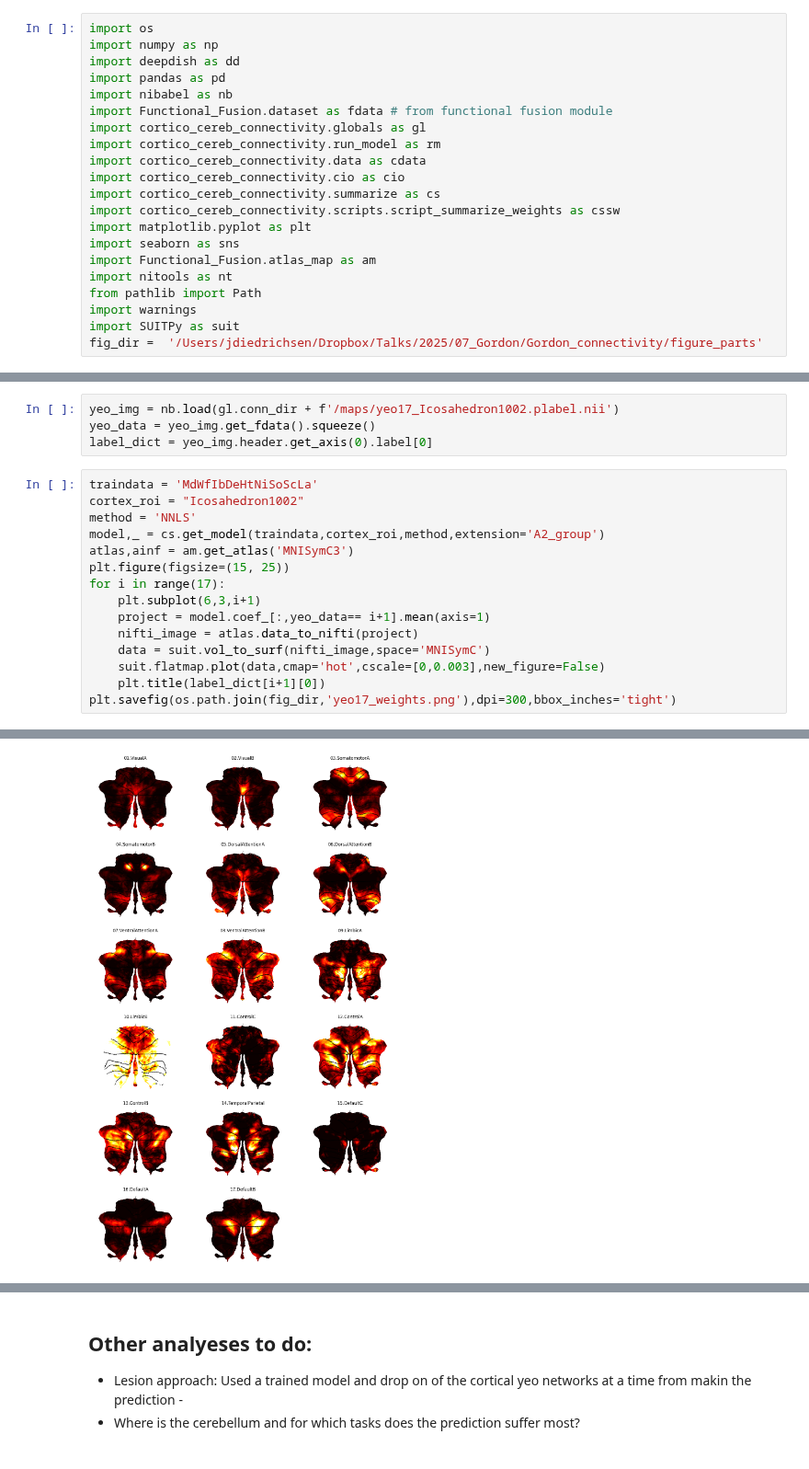
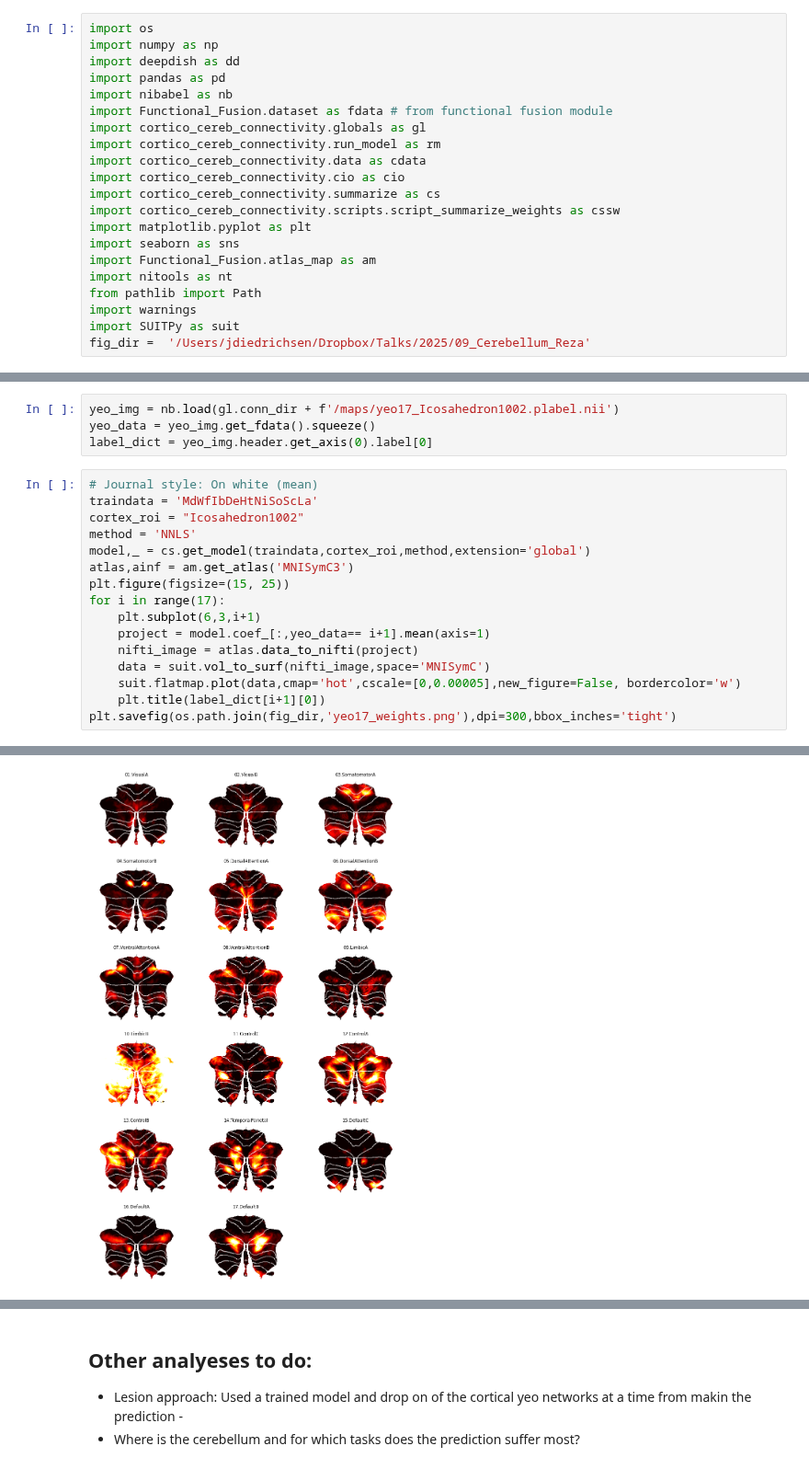
Before and after one commit to DiedrichsenLab/cortico_cereb_connectivity, a Jupyter notebook: notebooks/5. Model_description/connectivity_weights_from_yeo.ipynb, the cells around one changed output, grey strips where cells are left out. Shown at 92% size. Saved outputs shown, nothing was run; the diff lists cells and outputs as text.

```diff
--- a/notebooks/5. Model_description/connectivity_weights_from_yeo.ipynb
+++ b/notebooks/5. Model_description/connectivity_weights_from_yeo.ipynb
@@ -18,7 +18,7 @@ import nitools as nt
 from pathlib import Path
 import warnings
 import SUITPy as suit
-fig_dir =  '/Users/jdiedrichsen/Dropbox/Talks/2025/07_Gordon/Gordon_connectivity/figure_parts'
+fig_dir =  '/Users/jdiedrichsen/Dropbox/Talks/2025/09_Cerebellum_Reza'
 # %% [markdown]
 # Summarize the pattern of cortical-cerebellar connectivity weights by yeo-region
 # %%
@@ -26,10 +26,11 @@ yeo_img = nb.load(gl.conn_dir + f'/maps/yeo17_Icosahedron1002.plabel.nii')
 yeo_data = yeo_img.get_fdata().squeeze()
 label_dict = yeo_img.header.get_axis(0).label[0]
 # %%
+# Journal style: On white (mean)
 traindata = 'MdWfIbDeHtNiSoScLa'
 cortex_roi = "Icosahedron1002"
 method = 'NNLS'
-model,_ = cs.get_model(traindata,cortex_roi,method,extension='A2_group')
+model,_ = cs.get_model(traindata,cortex_roi,method,extension='global')
 atlas,ainf = am.get_atlas('MNISymC3')
 plt.figure(figsize=(15, 25))
 for i in range(17):
@@ -37,7 +38,7 @@ for i in range(17):
     project = model.coef_[:,yeo_data== i+1].mean(axis=1)
     nifti_image = atlas.data_to_nifti(project)
     data = suit.vol_to_surf(nifti_image,space='MNISymC')
-    suit.flatmap.plot(data,cmap='hot',cscale=[0,0.003],new_figure=False)
+    suit.flatmap.plot(data,cmap='hot',cscale=[0,0.00005],new_figure=False, bordercolor='w')
     plt.title(label_dict[i+1][0])
 plt.savefig(os.path.join(fig_dir,'yeo17_weights.png'),dpi=300,bbox_inches='tight')
 # %% [output]
@@ -45 +45 @@ KeyboardInterrupt:
-[figure, old version]
+[figure, new version]
```
Also changed, not shown: parts of 2 cells of this notebook, 1 other file.
